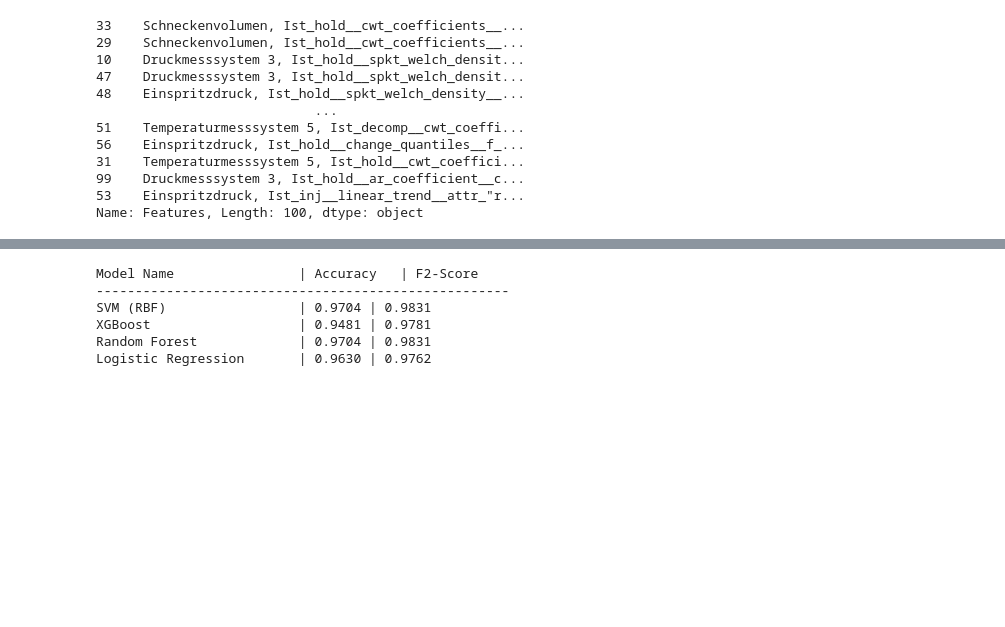
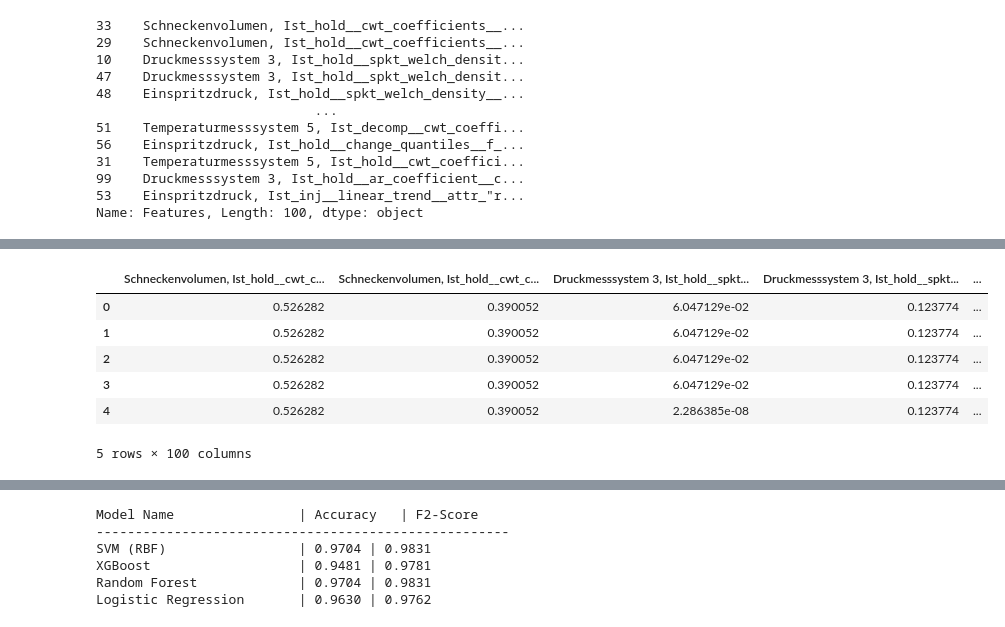
Before and after one commit to andresmorenoviteri/digital-twin, a Jupyter notebook: notebooks/kedro_functions.ipynb, the cells around one changed output, grey strips where cells are left out. Saved outputs shown, nothing was run; the diff lists cells and outputs as text; code cells hidden in the pictures; blank space fills up the shorter version.

```diff
--- a/notebooks/kedro_functions.ipynb
+++ b/notebooks/kedro_functions.ipynb
@@ -348,9 +308,6 @@ print(f"chart_data_new.shape = {chart_data_new.shape}")
 # %% [output]
 chart_data.shape = (80032, 12)
 chart_data_new.shape = (195568, 12)
-# %%
-# rename columns to have the same column name in both dataframes
-chart_data_new.columns = chart_data.columns
 # %%
 chart_data = pd.concat([chart_data, chart_data_new], ignore_index=True)
 
@@ -1248,3 +1215,6 @@ features_to_use_list = scores_df['Features'].to_list()
 # %%
 x_train = X_train_final[features_to_use_list]
 x_test = X_test_scaled[x_train.columns]
+# %%
+x_train.head()
+# %% [output]
@@ -1250,0 +1222,7 @@ x_test = X_test_scaled[x_train.columns]
+|  | Schneckenvolumen, Ist_hold__cwt_c... | Schneckenvolumen, Ist_hold__cwt_c... | Druckmesssystem 3, Ist_hold__spkt... | Druckmesssystem 3, Ist_hold__spkt... | ... |
+| 0 | 0.526282 | 0.390052 | 6.047129e-02 | 0.123774 | ... |
+| 1 | 0.526282 | 0.390052 | 6.047129e-02 | 0.123774 | ... |
+| 2 | 0.526282 | 0.390052 | 6.047129e-02 | 0.123774 | ... |
+| 3 | 0.526282 | 0.390052 | 6.047129e-02 | 0.123774 | ... |
+| 4 | 0.526282 | 0.390052 | 2.286385e-08 | 0.123774 | ... |
+5 rows × 100 columns
```
Also changed, not shown: parts of 28 cells of this notebook, 7 other files.
